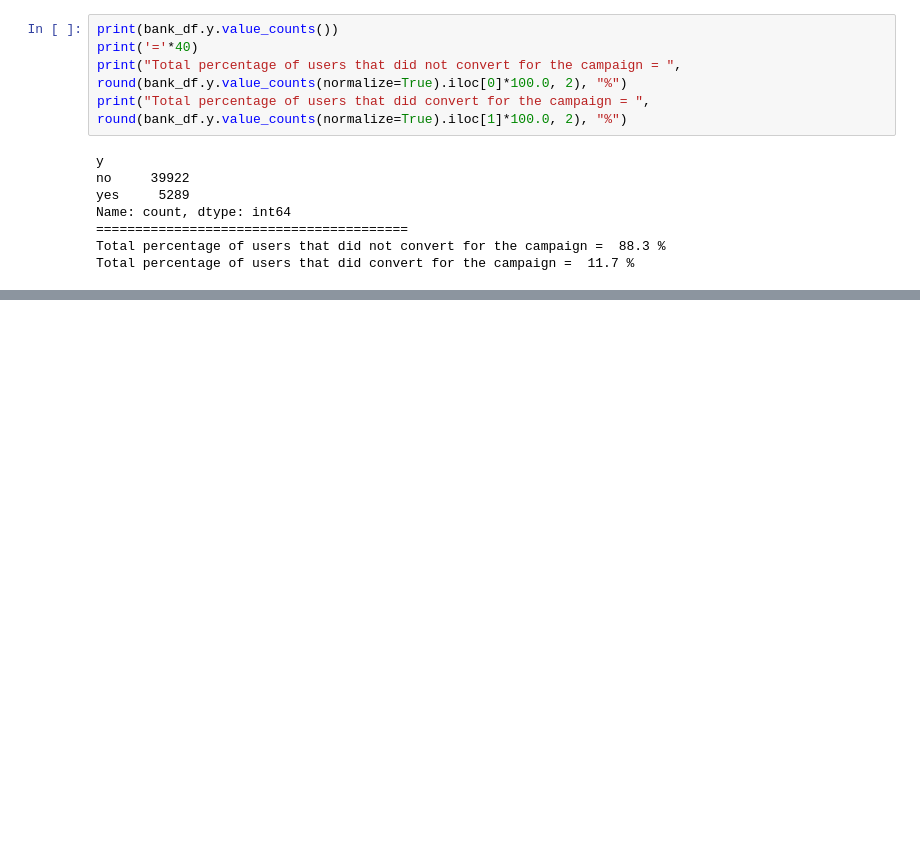
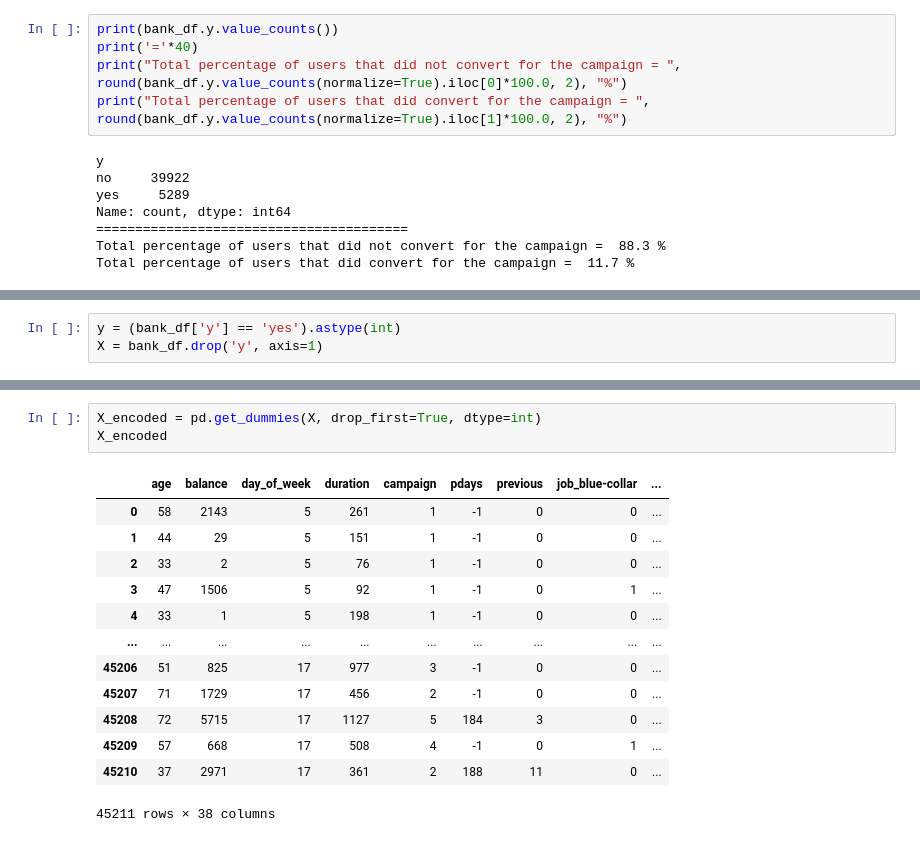
Before and after one commit to o-lares/Synthetic-Data-Generation, a Jupyter notebook: synth_notebook.ipynb, the cells around one changed output, grey strips where cells are left out. Drawn from its saved outputs; the diff is of its cells as text; blank space fills up the shorter version.

```diff
--- a/synth_notebook.ipynb
+++ b/synth_notebook.ipynb
@@ -50,0 +67,3 @@ Label is largely imbalanced
+# %%
+y = (bank_df['y'] == 'yes').astype(int)
+X = bank_df.drop('y', axis=1)
@@ -50,0 +88,17 @@ Label is largely imbalanced
+# %%
+X_encoded = pd.get_dummies(X, drop_first=True, dtype=int)
+X_encoded
+# %% [output]
+|  | age | balance | day_of_week | duration | campaign | pdays | previous | job_blue-collar | ... |
+| 0 | 58 | 2143 | 5 | 261 | 1 | -1 | 0 | 0 | ... |
+| 1 | 44 | 29 | 5 | 151 | 1 | -1 | 0 | 0 | ... |
+| 2 | 33 | 2 | 5 | 76 | 1 | -1 | 0 | 0 | ... |
+| 3 | 47 | 1506 | 5 | 92 | 1 | -1 | 0 | 1 | ... |
+| 4 | 33 | 1 | 5 | 198 | 1 | -1 | 0 | 0 | ... |
+| ... | ... | ... | ... | ... | ... | ... | ... | ... | ... |
+| 45206 | 51 | 825 | 17 | 977 | 3 | -1 | 0 | 0 | ... |
+| 45207 | 71 | 1729 | 17 | 456 | 2 | -1 | 0 | 0 | ... |
+| 45208 | 72 | 5715 | 17 | 1127 | 5 | 184 | 3 | 0 | ... |
+| 45209 | 57 | 668 | 17 | 508 | 4 | -1 | 0 | 1 | ... |
+| 45210 | 37 | 2971 | 17 | 361 | 2 | 188 | 11 | 0 | ... |
+45211 rows × 38 columns
```
Also changed, not shown: parts of 23 cells of this notebook, 3 other files.
